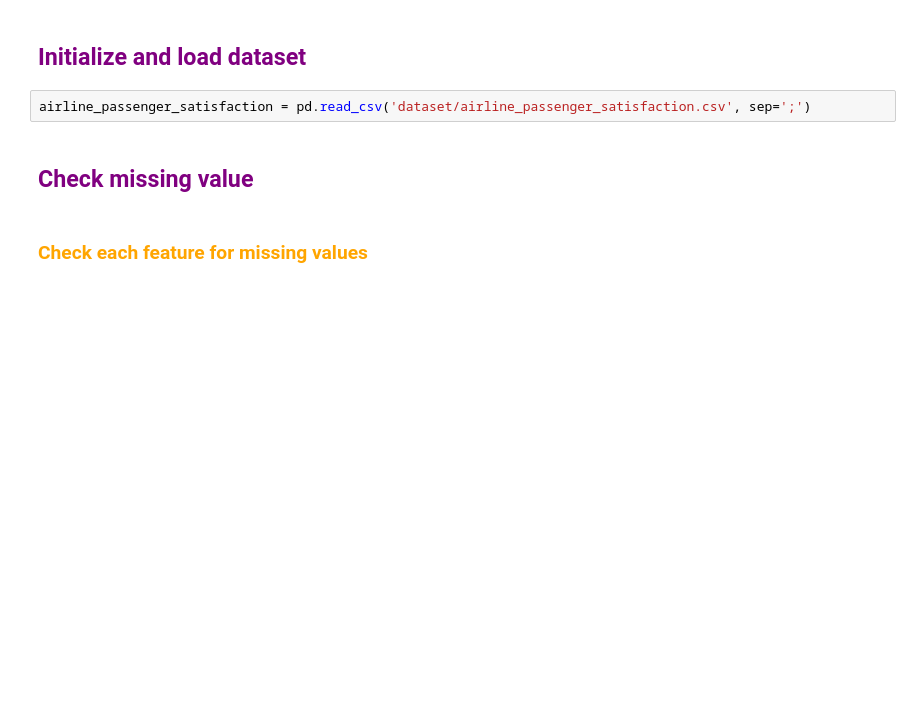
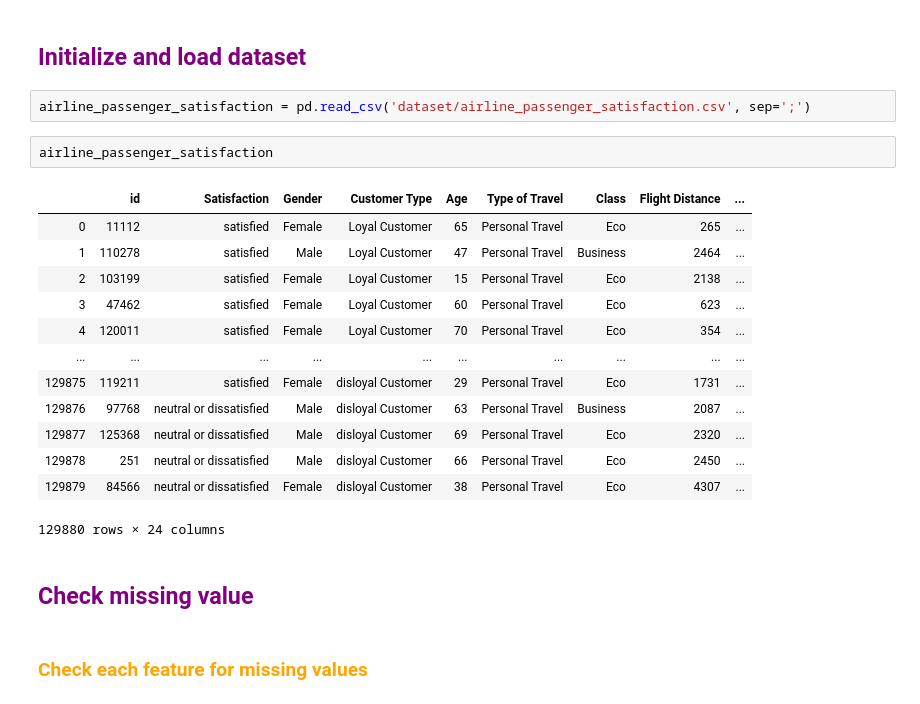
Before and after one commit to haloapping/odading-mang-oleh, a Jupyter notebook: Data Cleaning.ipynb, the cells around one changed output. Cells and saved outputs as stored; diff of their text form; blank space fills up the shorter version.

```diff
--- a/Data Cleaning.ipynb
+++ b/Data Cleaning.ipynb
@@ -9,6 +9,22 @@ import matplotlib.pyplot as plt
 <h2 style='color: purple'>Initialize and load dataset</h2>
 # %%
 airline_passenger_satisfaction = pd.read_csv('dataset/airline_passenger_satisfaction.csv', sep=';')
+# %%
+airline_passenger_satisfaction
+# %% [output]
+|  | id | Satisfaction | Gender | Customer Type | Age | Type of Travel | Class | Flight Distance | ... |
+| 0 | 11112 | satisfied | Female | Loyal Customer | 65 | Personal Travel | Eco | 265 | ... |
+| 1 | 110278 | satisfied | Male | Loyal Customer | 47 | Personal Travel | Business | 2464 | ... |
+| 2 | 103199 | satisfied | Female | Loyal Customer | 15 | Personal Travel | Eco | 2138 | ... |
+| 3 | 47462 | satisfied | Female | Loyal Customer | 60 | Personal Travel | Eco | 623 | ... |
+| 4 | 120011 | satisfied | Female | Loyal Customer | 70 | Personal Travel | Eco | 354 | ... |
+| ... | ... | ... | ... | ... | ... | ... | ... | ... | ... |
+| 129875 | 119211 | satisfied | Female | disloyal Customer | 29 | Personal Travel | Eco | 1731 | ... |
+| 129876 | 97768 | neutral or dissatisfied | Male | disloyal Customer | 63 | Personal Travel | Business | 2087 | ... |
+| 129877 | 125368 | neutral or dissatisfied | Male | disloyal Customer | 69 | Personal Travel | Eco | 2320 | ... |
+| 129878 | 251 | neutral or dissatisfied | Male | disloyal Customer | 66 | Personal Travel | Eco | 2450 | ... |
+| 129879 | 84566 | neutral or dissatisfied | Female | disloyal Customer | 38 | Personal Travel | Eco | 4307 | ... |
+129880 rows × 24 columns
 # %% [markdown]
 <h2 style='color: purple;'>Check missing value</h2>
 # %% [markdown]
```
Also changed, not shown: parts of 5 cells of this notebook, 1 other file.
